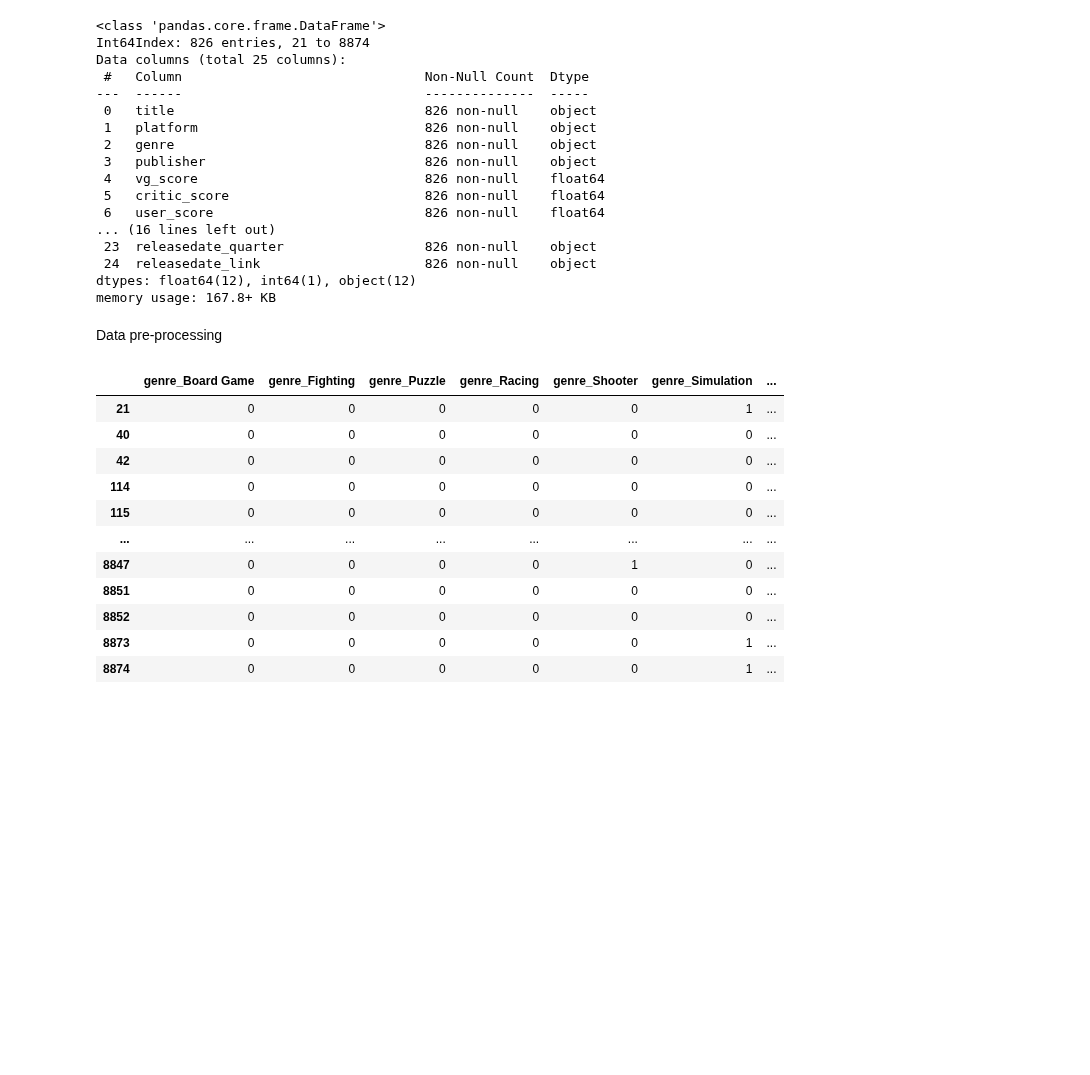
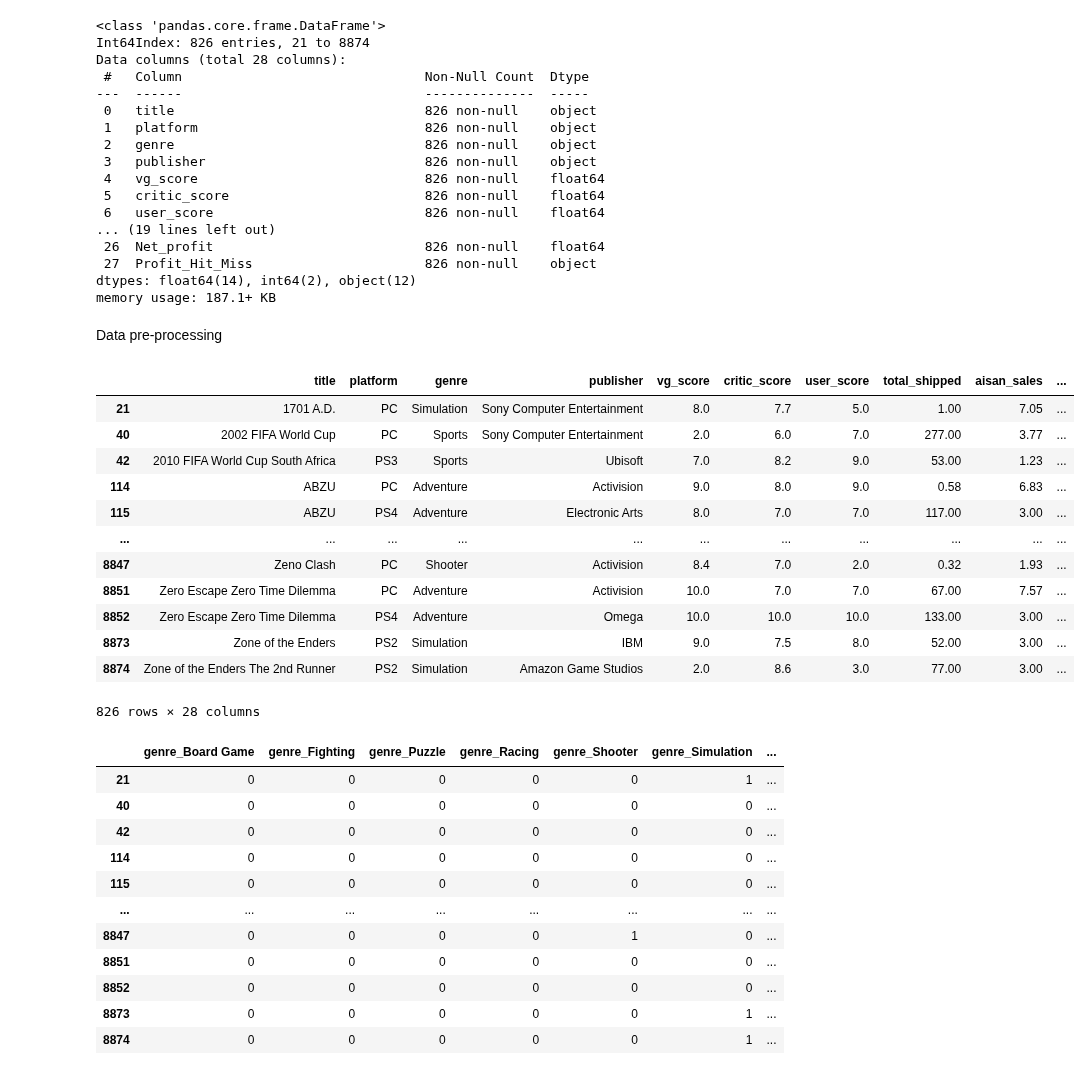
Before and after one commit to wd686/EBAC, a Jupyter notebook: Modelling/RevenuePrediction_wd.ipynb, the cells around one changed output. Drawn from its saved outputs; the diff is of its cells as text; code cells hidden in the pictures; blank space fills up the shorter version.

```diff
--- a/Modelling/RevenuePrediction_wd.ipynb
+++ b/Modelling/RevenuePrediction_wd.ipynb
@@ -11,12 +11,13 @@ from sklearn.preprocessing import OneHotEncoder
 df=pd.read_excel('../dataProcessing/outputOfJoinedTablexceptReleaseDate19862023.xlsx')
 # %%
 df.dropna(subset=['Genre_metacritic_game_info'], inplace=True)
+df.drop('releasedate_link',axis='columns', inplace=True)
 df.info ()
 #print(df.isnull().sum())
 # %% [output]
 <class 'pandas.core.frame.DataFrame'>
 Int64Index: 826 entries, 21 to 8874
-Data columns (total 25 columns):
+Data columns (total 28 columns):
  #   Column                               Non-Null Count  Dtype
 ---  ------                               --------------  -----
  0   title                                826 non-null    object
@@ -26,11 +27,34 @@ Data columns (total 25 columns):
  4   vg_score                             826 non-null    float64
  5   critic_score                         826 non-null    float64
  6   user_score                           826 non-null    float64
-... (16 lines left out)
- 23  releasedate_quarter                  826 non-null    object
- 24  releasedate_link                     826 non-null    object
-dtypes: float64(12), int64(1), object(12)
-memory usage: 167.8+ KB
+... (19 lines left out)
+ 26  Net_profit                           826 non-null    float64
+ 27  Profit_Hit_Miss                      826 non-null    object
+dtypes: float64(14), int64(2), object(12)
+memory usage: 187.1+ KB
 # %% [markdown]
 Data pre-processing
+# %%
+df['years_since_release'] = 2023 - df['release_year']
+df['avg_sales_since_release'] = df['global_sales'] / df['years_since_release']
+
+df['Net_profit']=df['global_sales']-df['Production Cost']
+
+df['Profit_Hit_Miss']=np.where(df['Net_profit'] >= 0, 'hit', 'miss')
+#df.to_excel('new_df.xlsx', index=False)
+df
+# %% [output]
+|  | title | platform | genre | publisher | vg_score | critic_score | user_score | total_shipped | aisan_sales | ... |
+| 21 | 1701 A.D. | PC | Simulation | Sony Computer Entertainment | 8.0 | 7.7 | 5.0 | 1.00 | 7.05 | ... |
+| 40 | 2002 FIFA World Cup | PC | Sports | Sony Computer Entertainment | 2.0 | 6.0 | 7.0 | 277.00 | 3.77 | ... |
+| 42 | 2010 FIFA World Cup South Africa | PS3 | Sports | Ubisoft | 7.0 | 8.2 | 9.0 | 53.00 | 1.23 | ... |
+| 114 | ABZU | PC | Adventure | Activision | 9.0 | 8.0 | 9.0 | 0.58 | 6.83 | ... |
+| 115 | ABZU | PS4 | Adventure | Electronic Arts | 8.0 | 7.0 | 7.0 | 117.00 | 3.00 | ... |
+| ... | ... | ... | ... | ... | ... | ... | ... | ... | ... | ... |
+| 8847 | Zeno Clash | PC | Shooter | Activision | 8.4 | 7.0 | 2.0 | 0.32 | 1.93 | ... |
+| 8851 | Zero Escape Zero Time Dilemma | PC | Adventure | Activision | 10.0 | 7.0 | 7.0 | 67.00 | 7.57 | ... |
+| 8852 | Zero Escape Zero Time Dilemma | PS4 | Adventure | Omega | 10.0 | 10.0 | 10.0 | 133.00 | 3.00 | ... |
+| 8873 | Zone of the Enders | PS2 | Simulation | IBM | 9.0 | 7.5 | 8.0 | 52.00 | 3.00 | ... |
+| 8874 | Zone of the Enders The 2nd Runner | PS2 | Simulation | Amazon Game Studios | 2.0 | 8.6 | 3.0 | 77.00 | 3.00 | ... |
+826 rows × 28 columns
 # %%
```
Also changed, not shown: parts of 12 cells of this notebook, 1 other file.
